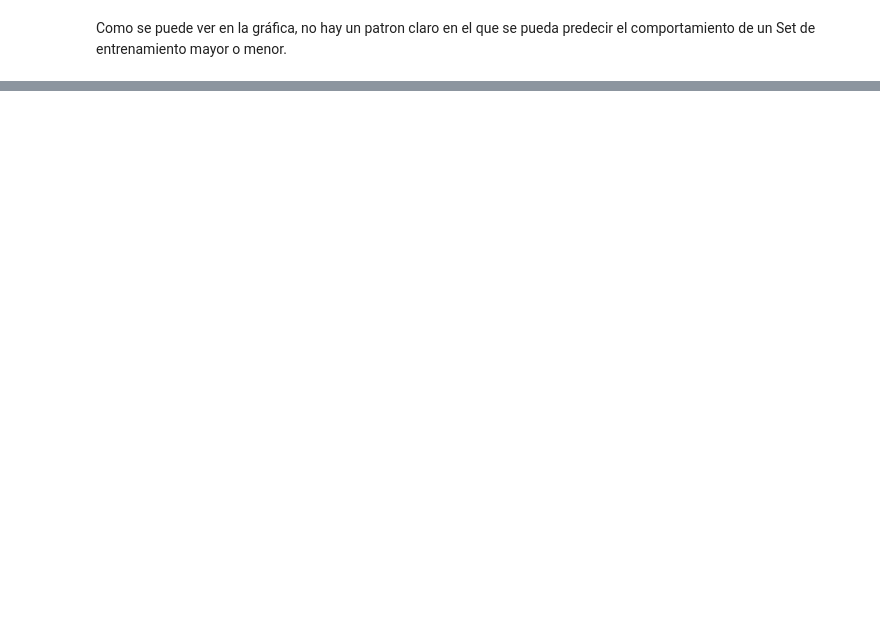
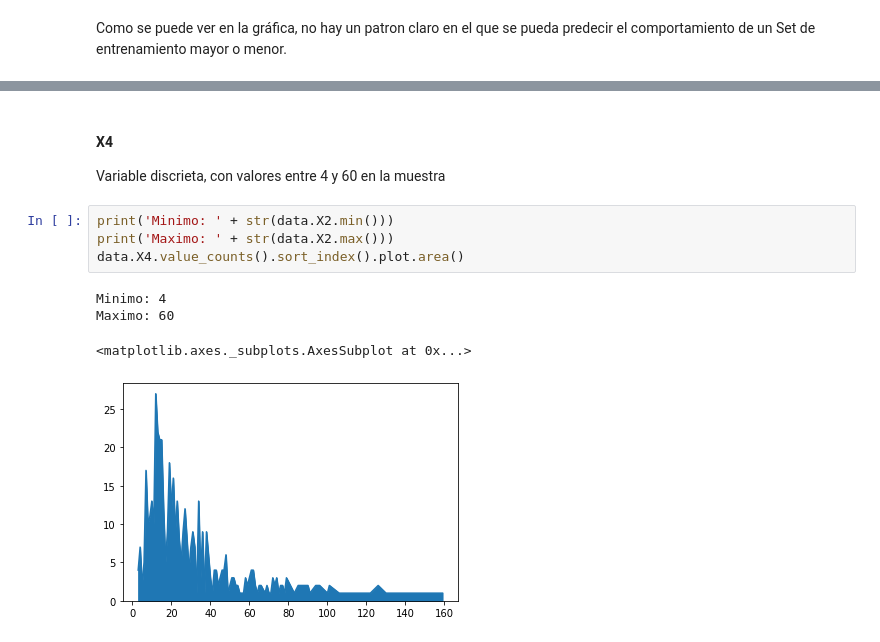
Before and after one commit to jgavirias13/DataScienceTools, a Jupyter notebook: Estadistica/taller1/taller1.ipynb, the cells around one changed output, grey strips where cells are left out. Saved outputs shown, nothing was run; the diff lists cells and outputs as text; blank space fills up the shorter version.

```diff
--- a/Estadistica/taller1/taller1.ipynb
+++ b/Estadistica/taller1/taller1.ipynb
@@ -248,0 +305,13 @@ Como se puede ver en la gráfica, no hay un patron claro en el que se pueda pred
+# %% [markdown]
+#### X4
+
+Variable discrieta, con valores entre 4 y 60 en la muestra
+# %%
+print('Minimo: ' + str(data.X2.min()))
+print('Maximo: ' + str(data.X2.max()))
+data.X4.value_counts().sort_index().plot.area()
+# %% [output]
+Minimo: 4
+Maximo: 60
+<matplotlib.axes._subplots.AxesSubplot at 0x...>
+[figure, added]
```
Also changed, not shown: parts of 66 cells of this notebook, 1 other file.
